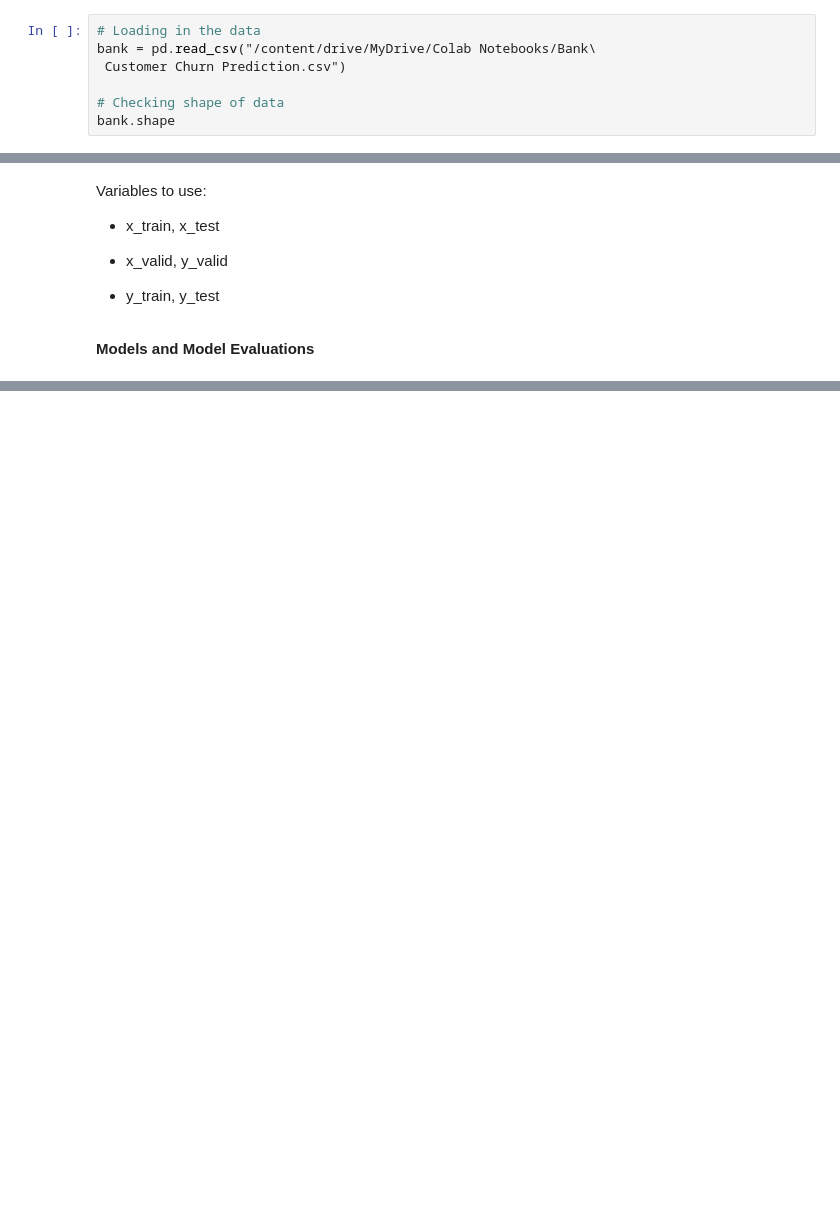
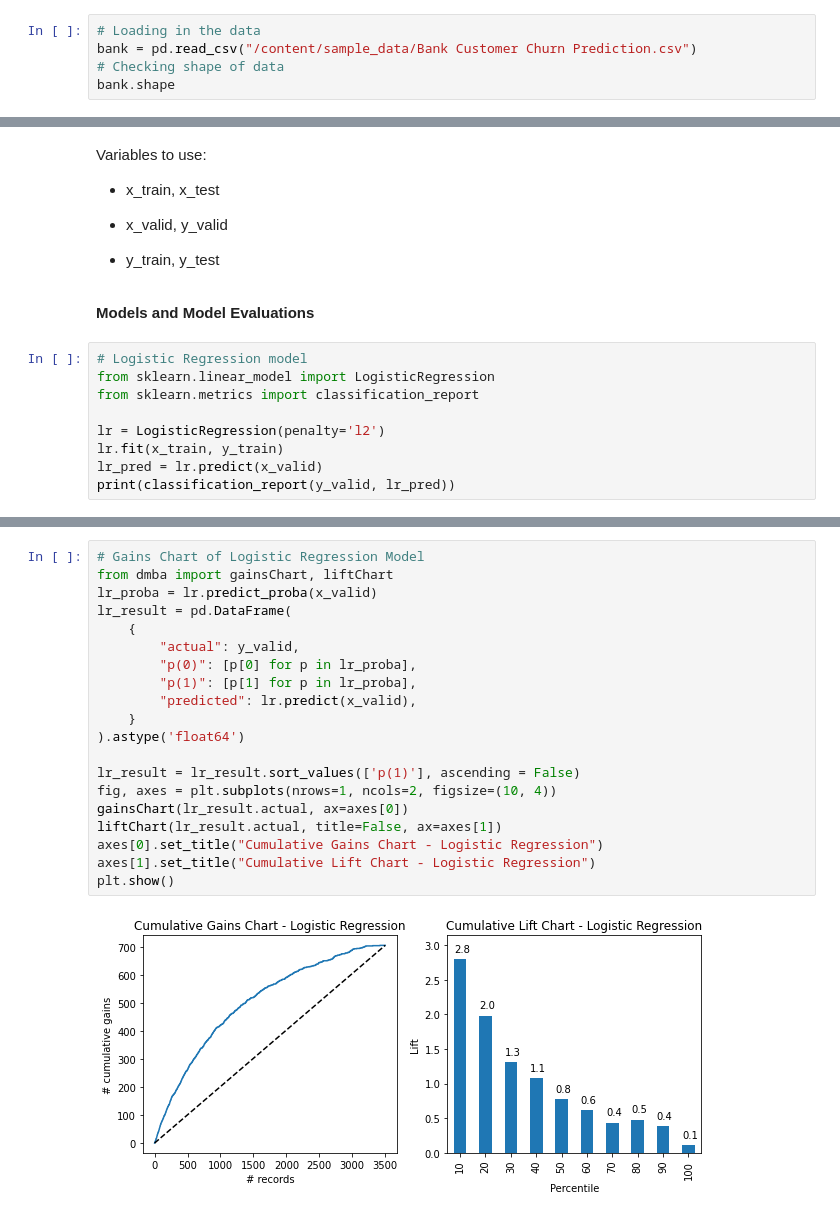
Before and after one commit to edwardam5/505_Final_Project, a Jupyter notebook: 505_Final_Project.ipynb, the cells around one changed output, grey strips where cells are left out. Cells and saved outputs as stored; diff of their text form; blank space fills up the shorter version.

```diff
--- a/505_Final_Project.ipynb
+++ b/505_Final_Project.ipynb
@@ -37,9 +34,7 @@ Successfully installed fast-ml-3.68
 **Preprocessing and EDA**
 # %%
 # Loading in the data
-bank = pd.read_csv("/content/drive/MyDrive/Colab Notebooks/Bank\
- Customer Churn Prediction.csv")
-
+bank = pd.read_csv("/content/sample_data/Bank Customer Churn Prediction.csv")
 # Checking shape of data
 bank.shape
 # %% [output]
@@ -356,3 +351,12 @@ Variables to use:
 - y_train, y_test
 # %% [markdown]
 **Models and Model Evaluations**
+# %%
+# Logistic Regression model
+from sklearn.linear_model import LogisticRegression
+from sklearn.metrics import classification_report
+
+lr = LogisticRegression(penalty='l2')
+lr.fit(x_train, y_train)
+lr_pred = lr.predict(x_valid)
+print(classification_report(y_valid, lr_pred))
@@ -358,0 +382,22 @@ Variables to use:
+# %%
+# Gains Chart of Logistic Regression Model
+from dmba import gainsChart, liftChart
+lr_proba = lr.predict_proba(x_valid)
+lr_result = pd.DataFrame(
+    {
+        "actual": y_valid,
+        "p(0)": [p[0] for p in lr_proba],
+        "p(1)": [p[1] for p in lr_proba],
+        "predicted": lr.predict(x_valid),
+    }
+).astype('float64')
+
+lr_result = lr_result.sort_values(['p(1)'], ascending = False)
+fig, axes = plt.subplots(nrows=1, ncols=2, figsize=(10, 4))
+gainsChart(lr_result.actual, ax=axes[0])
+liftChart(lr_result.actual, title=False, ax=axes[1])
+axes[0].set_title("Cumulative Gains Chart - Logistic Regression")
+axes[1].set_title("Cumulative Lift Chart - Logistic Regression")
+plt.show()
+# %% [output]
+[figure, added]
```
Also changed, not shown: parts of 36 cells of this notebook.
